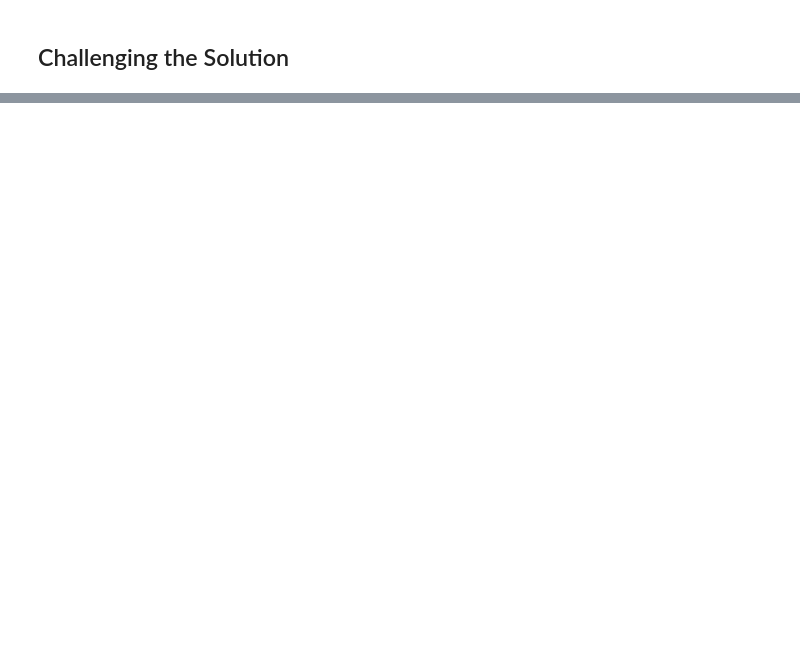
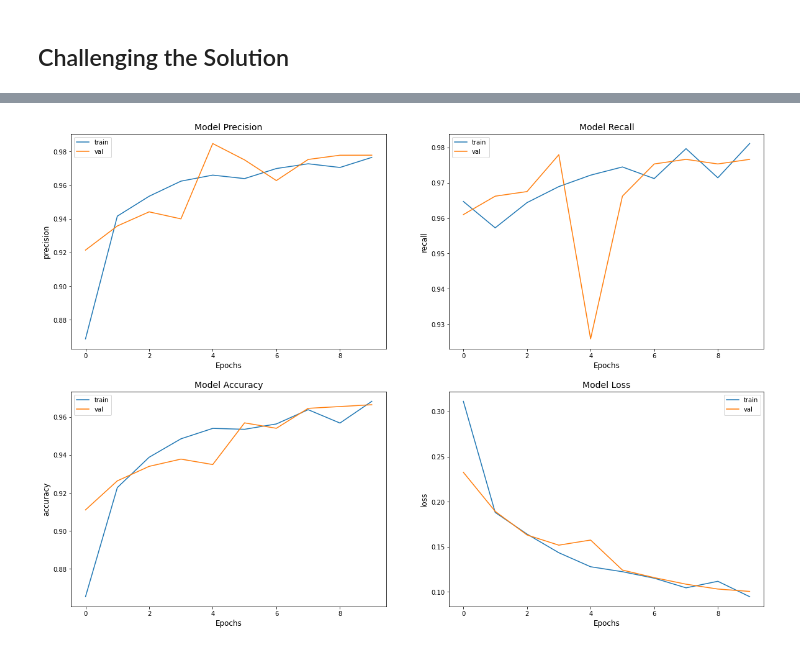
Before and after one commit to fredtush/Image-Classification-with-CNN, a Jupyter notebook: Image_Classification_with_Deep_Learning.ipynb, the cells around one changed output, grey strips where cells are left out. Cells and saved outputs as stored; diff of their text form; code cells hidden in the pictures; blank space fills up the shorter version.

Commit message:
Added Transfer Learning Model

```diff
--- a/Image_Classification_with_Deep_Learning.ipynb
+++ b/Image_Classification_with_Deep_Learning.ipynb
@@ -605,0 +434,29 @@ ResourceExhaustedError: ignored
+# %%
+x = vgg_model.output
+x = tf.keras.layers.GlobalAveragePooling2D()(x)
+x = tf.keras.layers.Dense(128,activation='relu')(x)
+# output layer
+predictions = tf.keras.layers.Dense(1,activation='sigmoid')(x)
+
+model = tf.keras.Model(inputs=vgg_model.input, outputs=predictions)
+# %%
+# to avoid overfitting
+
+early_stopping = tf.keras.callbacks.EarlyStopping(monitor='val_loss',patience=10)
+lr = tf.keras.callbacks.ReduceLROnPlateau(monitor='val_loss',patience=8)
+# %%
+# Compiling the model
+
+model.compile(loss='binary_crossentropy',
+              optimizer='adam',
+              metrics=[tf.keras.metrics.Recall(name = 'recall'),
+                       tf.keras.metrics.Precision(name = 'precision'),
+                       'accuracy'])
+# %%
+vgg_results = model.fit(train_images ,
+                        train_labels,
+                        epochs=10,
+                        validation_split = 0.2,
+                        steps_per_epoch=100,
+                        callbacks=[early_stopping,lr],
+                        batch_size=32)
@@ -605,0 +484,4 @@ ResourceExhaustedError: ignored
+# %%
+plotting_visualizations(vgg_results)
+# %% [output]
+[figure, added]
```
Also changed, not shown: parts of 36 cells of this notebook.
